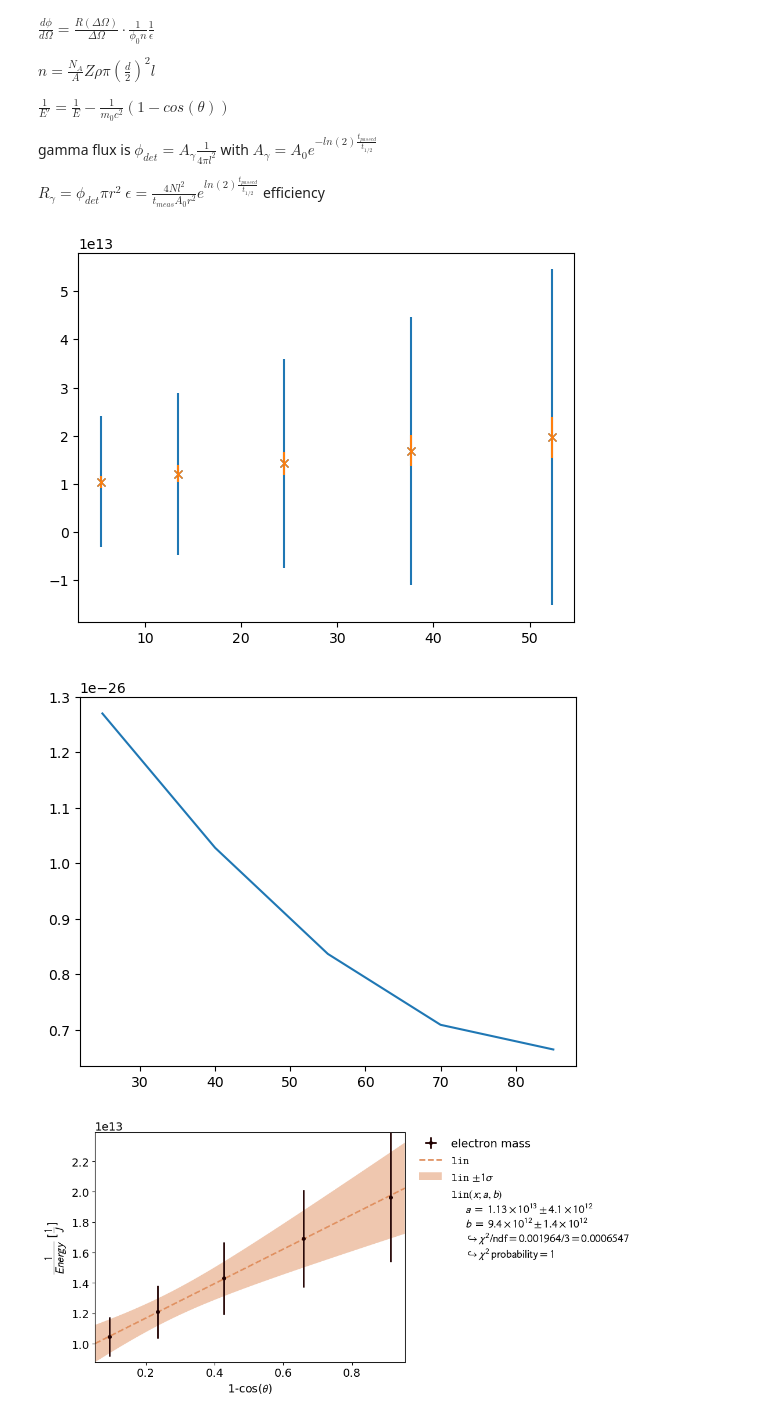
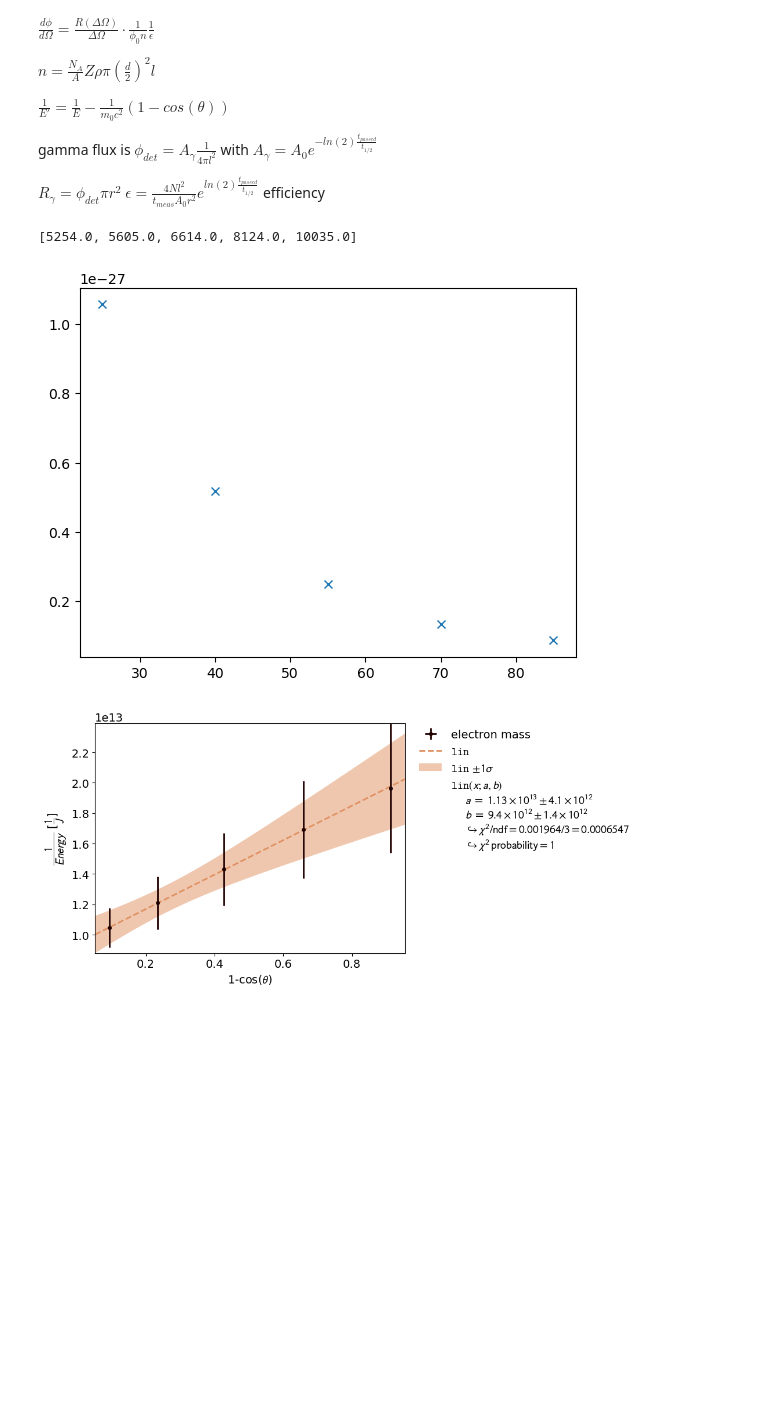
Before and after one commit to HerbertderGrosse/P3, a Jupyter notebook: Compton/compton.ipynb, the cells around one changed output. Drawn from its saved outputs; the diff is of its cells as text; code cells hidden in the pictures; blank space fills up the shorter version.

```diff
--- a/Compton/compton.ipynb
+++ b/Compton/compton.ipynb
@@ -164,20 +167,23 @@ Efficiency for  1.3256989896935916 MeV: 0.006301712105425838
 [figure]
 [figure]
 # %%
-pair_arr=np.delete(np.array([[x[0],x[1]] for x in eff_pairs]),2,axis=0)
-
+pair_arr=np.array([[x[0],x[1]] for x in eff_pairs])
+unc_array= np.array([[x[0],x[1]] for x in eff_uncertainty])
+unc_array=np.delete(unc_array,2,axis=0)
+pair_arr=np.delete(pair_arr,2,axis=0)
 # plt.plot(pair_arr[:,0],pair_arr[:,1],"x")
 # plt.title("detector efficiency at different energies")
 # plt.xlabel("Energy [MeV]")
 # plt.ylabel("efficiency")
 # plt.grid(1)
 # plt.show()
-
 def func(x,a,b,c):
     return a*np.exp(-b*x)+c
 data = kafe2.XYContainer(pair_arr[:,0], pair_arr[:,1])
 data.label = 'efficiency fit'
-data.add_error('x', 0.006)
+data.add_error('x', unc_array[:,0])
+data.add_error('y', unc_array[:,1])
+
 fit_eff = kafe2.Fit(data,func)
 fit_eff.do_fit()
 pl = kafe2.Plot(fit_eff)
@@ -192,13 +198,15 @@ def efficiencyConversion(Energy,error=False):
     """
     returns the corresponding efficiency
     Args:
-        float: energy
+        float/ufloat: energy
 
     Returns:
-        float: efficiency
+        ufloat: efficiency
     """
     global fit_eff
     # if error:
     #     return (u.ufloat(fit_eff.parameter_values[0], fit_eff.parameter_errors[0])*channel+u.ufloat(fit.parameter_values[1], fit.parameter_errors[1]))*1e-6
-    return fit_eff.parameter_values[0]*np.exp(-fit_eff.parameter_values[1]*x)+fit_eff.parameter_values[2]
+    return u.ufloat(fit_eff.parameter_values[0],fit_eff.parameter_errors[0])*u.umath.exp(- u.ufloat(fit_eff.parameter_values[1],fit_eff.parameter_errors[1]) *Energy)+u.ufloat(fit_eff.parameter_values[2],fit_eff.parameter_errors[2])
+
+efficiencyConversion(0.662)
 # %% [output]
@@ -260,7 +269,7 @@ fit_list=[[300, 400 ], [400, 500 ], [500, 700 ], [600, 700 ], [700, 800 ]]
 for i in range(0,len(target_list)):
 
     plt.plot(convertChannel((target_list[i][1])[:-1]),  (target_list[i][0]-background_list[i][0]), label="angle "+str(labellist[i])+"°" )
-    bin_centers,n1=(target_list[i][1])[:-1],  (target_list[i][0]-background_list[i][0]),
+    bin_centers,n1=(target_list[i][1])[:-1],  (target_list[i][0]-background_list[i][0])
     x,y,z=gauss_fit(bin_centers,n1, fit_list[i][0], fit_list[i][1], func=convertChannel,label=False)
     y=np.abs(y)
     energy=u.ufloat(convertChannel(x,True).n,convertChannel(y))
@@ -303,37 +312,46 @@ efficiency
 # %%
 electron_charge = 1.60217663e-19
 rcp_energy_list=[1/(x*1e6*electron_charge) for x in energy_list]
 rcp_energy2_list=[1/(x*1e6*electron_charge) for x in energy2_list]
 
+print(event_list)
 
 def n(A, Z, rho, d, l):
     N_a = 1
     return N_a*Z*np.pi*rho*l*(d/2)**2/A
+
 def diff_cross_section(R, DO, phi, n, epsilon):
     return R/(DO*phi*n*epsilon)
 
-plt.errorbar((1-np.cos(np.array(labellist)*np.pi/180 ))/np.pi*180 ,[x.n for x in rcp_energy2_list], [x.s for x in rcp_energy2_list], fmt="x")
-plt.errorbar((1-np.cos(np.array(labellist)*np.pi/180 ))/np.pi*180 ,[x.n for x in rcp_energy_list], [x.s for x in rcp_energy_list], fmt="x")
+# plt.errorbar((1-np.cos(np.array(labellist)*np.pi/180 ))/np.pi*180 ,[x.n for x in rcp_energy2_list], [x.s for x in rcp_energy2_list], fmt="x")
+# plt.errorbar((1-np.cos(np.array(labellist)*np.pi/180 ))/np.pi*180 ,[x.n for x in rcp_energy_list], [x.s for x in rcp_energy_list], fmt="x")
 
-plt.show()
+# plt.show()
 
 
 
-eff=0.00272
 Rate = np.array(event_list)/(300)
-del_om=np.pi*0.0252**2/0.208**2
+
+del_om = np.pi*0.0252**2/0.208**2
+
 t_hal=30
+
 t_passed=2024.9-1971.5
+
 A_0=u.ufloat(1.54e6,0.09e6)
+
 n_el = 6.022e23*13/27*2.6989e3*np.pi*0.0254*3/4
-phi_0 = A_0.n*np.exp(-np.log(2)*t_passed/t_hal)
-plt.plot(labellist,diff_cross_section(Rate,del_om,phi_0,n_el,eff))
+
+phi_0 = A_0.n*np.exp(-np.log(2)*t_passed/t_hal) ## wrong divide by  4pi l^2
+
+
+plt.plot(labellist, diff_cross_section(Rate,del_om,phi_0,n_el, np.array([efficiencyConversion(x).n for x in energy_list]) )  ,"x")
 
 
 plt.show()
 # %% [output]
+[5254.0, 5605.0, 6614.0, 8124.0, 10035.0]
-[figure, old version]
+[figure, new version]
-[figure, removed]
 # %%
 def lin(x,a=1e13,b=1e13):
     return a*x+b
```
Also changed, not shown: parts of 5 cells of this notebook.
